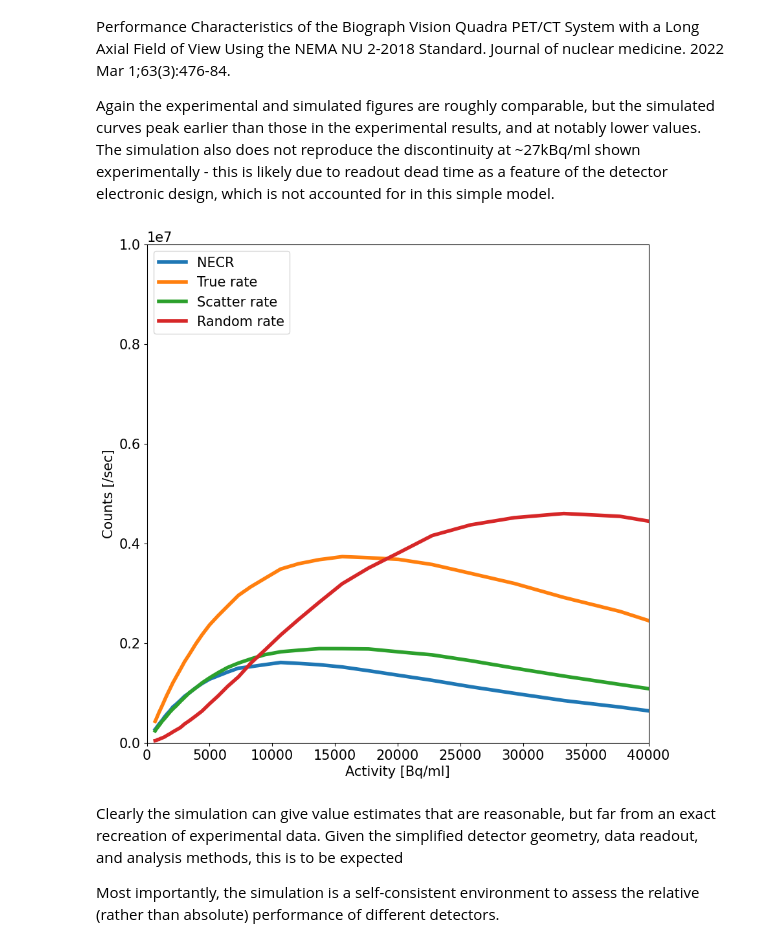
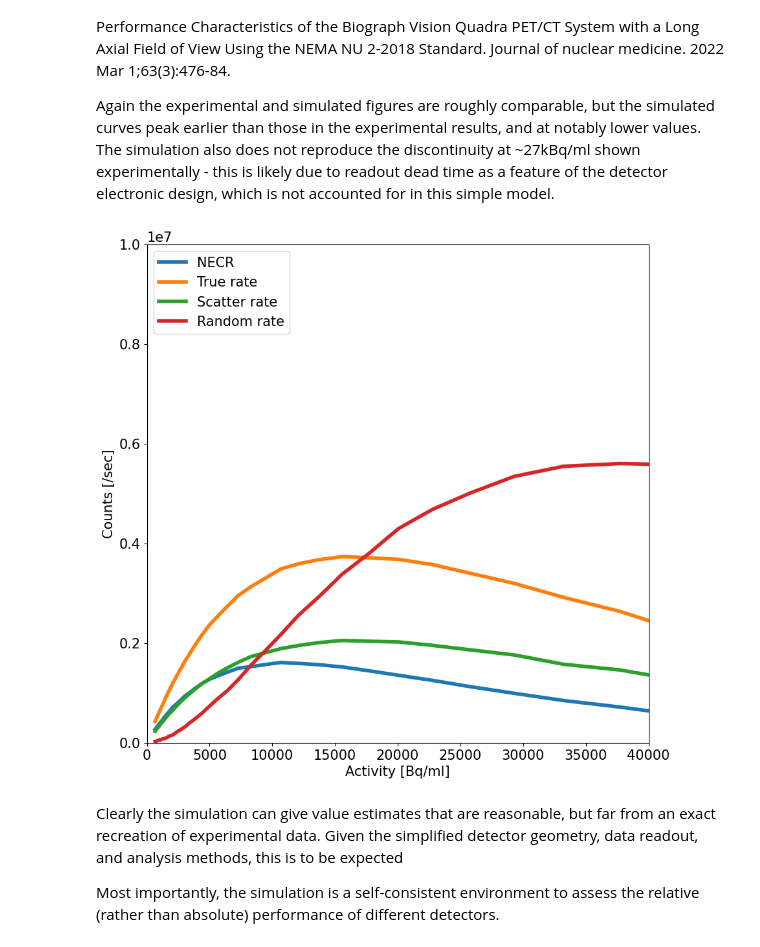
Before and after one commit to bwynneHEP/SimplePetScanner, a Jupyter notebook: analysis/SiemensVsExplorerNECR.ipynb, the cells around one changed output. Cells and saved outputs as stored; diff of their text form; code cells hidden in the pictures.

Commit message:
Fix rate and scatter inputs for the Siemens plot

```diff
--- a/analysis/SiemensVsExplorerNECR.ipynb
+++ b/analysis/SiemensVsExplorerNECR.ipynb
@@ -212,17 +131,17 @@ Again the experimental and simulated figures are roughly comparable, but the sim
 # %%
 mpl.plot( activityAtTimeSiemens, necrAtTimeSiemens, label=labels[0], linewidth=4.0 )
 mpl.plot( activityAtTimeSiemens, trueAtTimeSiemens, label=labels[1], linewidth=4.0 )
-mpl.plot( activityAtTimeSiemens, scatterAtTimeExplorer, label=labels[2], linewidth=4.0 )
-mpl.plot( activityAtTimeSiemens, randomAtTimeExplorer, label=labels[3], linewidth=4.0 )
+mpl.plot( activityAtTimeSiemens, scatterAtTimeSiemens, label=labels[2], linewidth=4.0 )
+mpl.plot( activityAtTimeSiemens, randomAtTimeSiemens, label=labels[3], linewidth=4.0 )
 mpl.legend( labels )
 mpl.xlabel( "Activity [Bq/ml]" )
 mpl.xlim( [ 0, 40000 ] )
 mpl.ylim( [ 0, 10000000 ] )
 mpl.ylabel( "Counts [/sec]" )
 mpl.gcf().set_size_inches(10, 10)
 mpl.show()
 # %% [output]
-[figure, old version]
+[figure, new version]
 # %% [markdown]
 Clearly the simulation can give value estimates that are reasonable, but far from an exact recreation of experimental data. Given the simplified detector geometry, data readout, and analysis methods, this is to be expected
 
```
Also changed, not shown: parts of 1 cell of this notebook.
